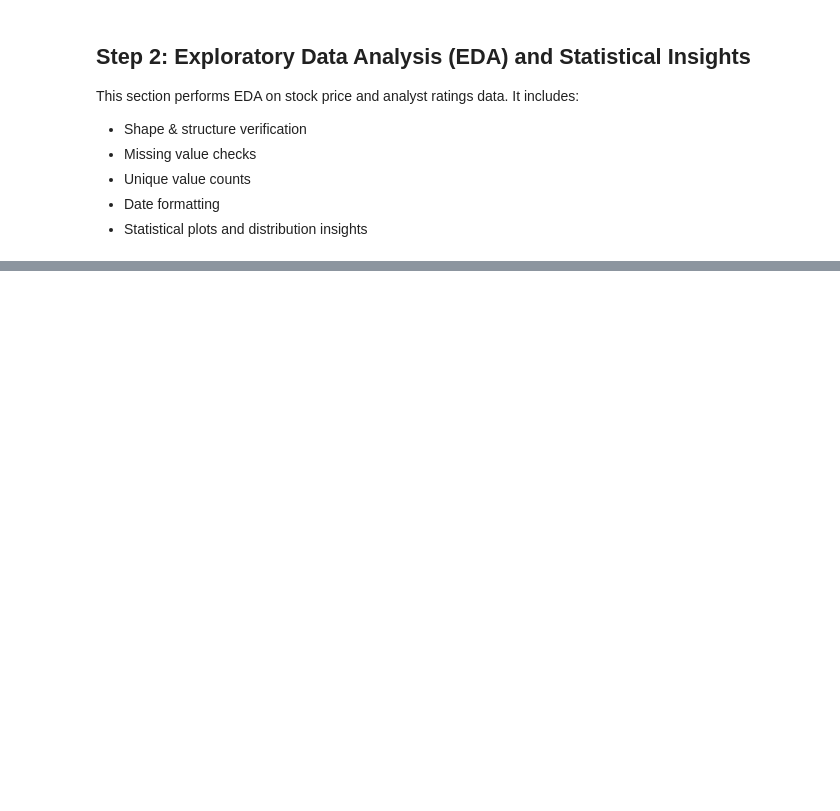
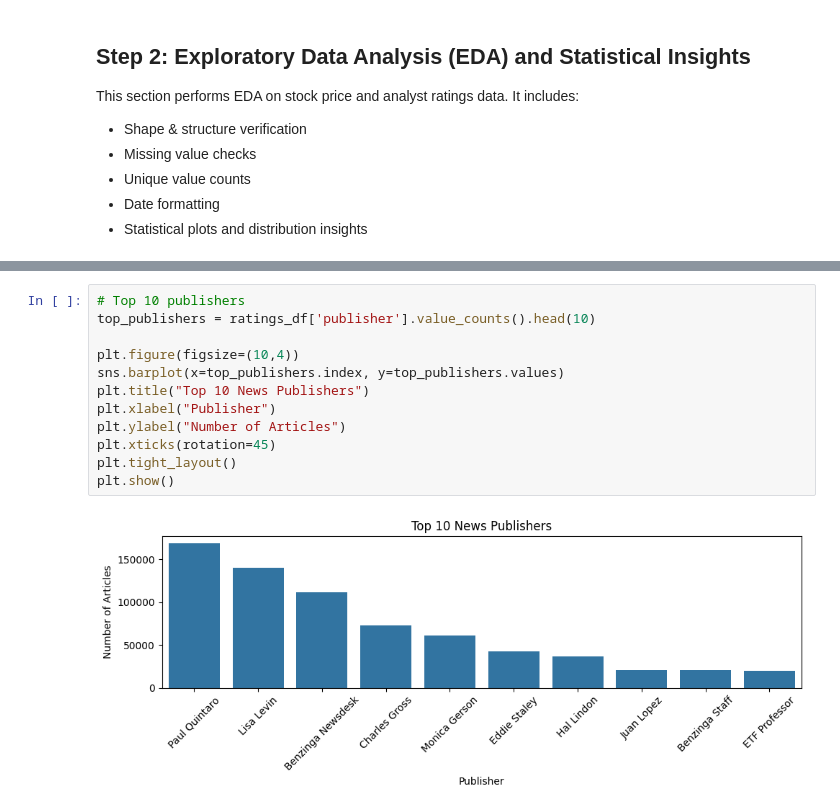
Before and after one commit to rufaeleshetu/kaim-week1-sentiment-stock-analysis, a Jupyter notebook: notebooks/task2_technical_indicators.ipynb, the cells around one changed output, grey strips where cells are left out. Saved outputs shown, nothing was run; the diff lists cells and outputs as text; blank space fills up the shorter version.

```diff
--- a/notebooks/task2_technical_indicators.ipynb
+++ b/notebooks/task2_technical_indicators.ipynb
@@ -222,0 +322,14 @@ This section performs EDA on stock price and analyst ratings data. It includes:
+# %%
+# Top 10 publishers
+top_publishers = ratings_df['publisher'].value_counts().head(10)
+
+plt.figure(figsize=(10,4))
+sns.barplot(x=top_publishers.index, y=top_publishers.values)
+plt.title("Top 10 News Publishers")
+plt.xlabel("Publisher")
+plt.ylabel("Number of Articles")
+plt.xticks(rotation=45)
+plt.tight_layout()
+plt.show()
+# %% [output]
+[figure, added]
```
Also changed, not shown: parts of 11 cells of this notebook.
